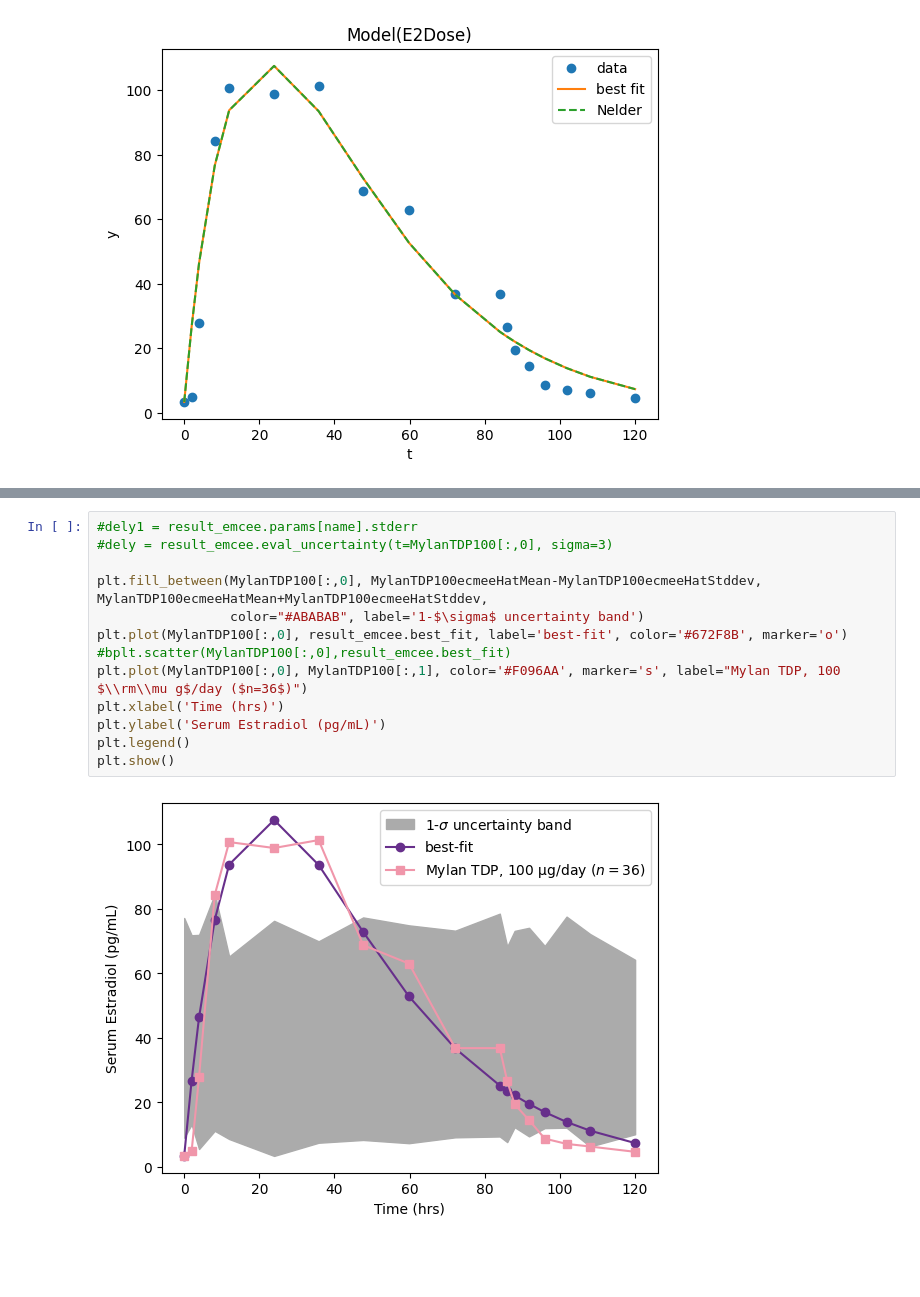
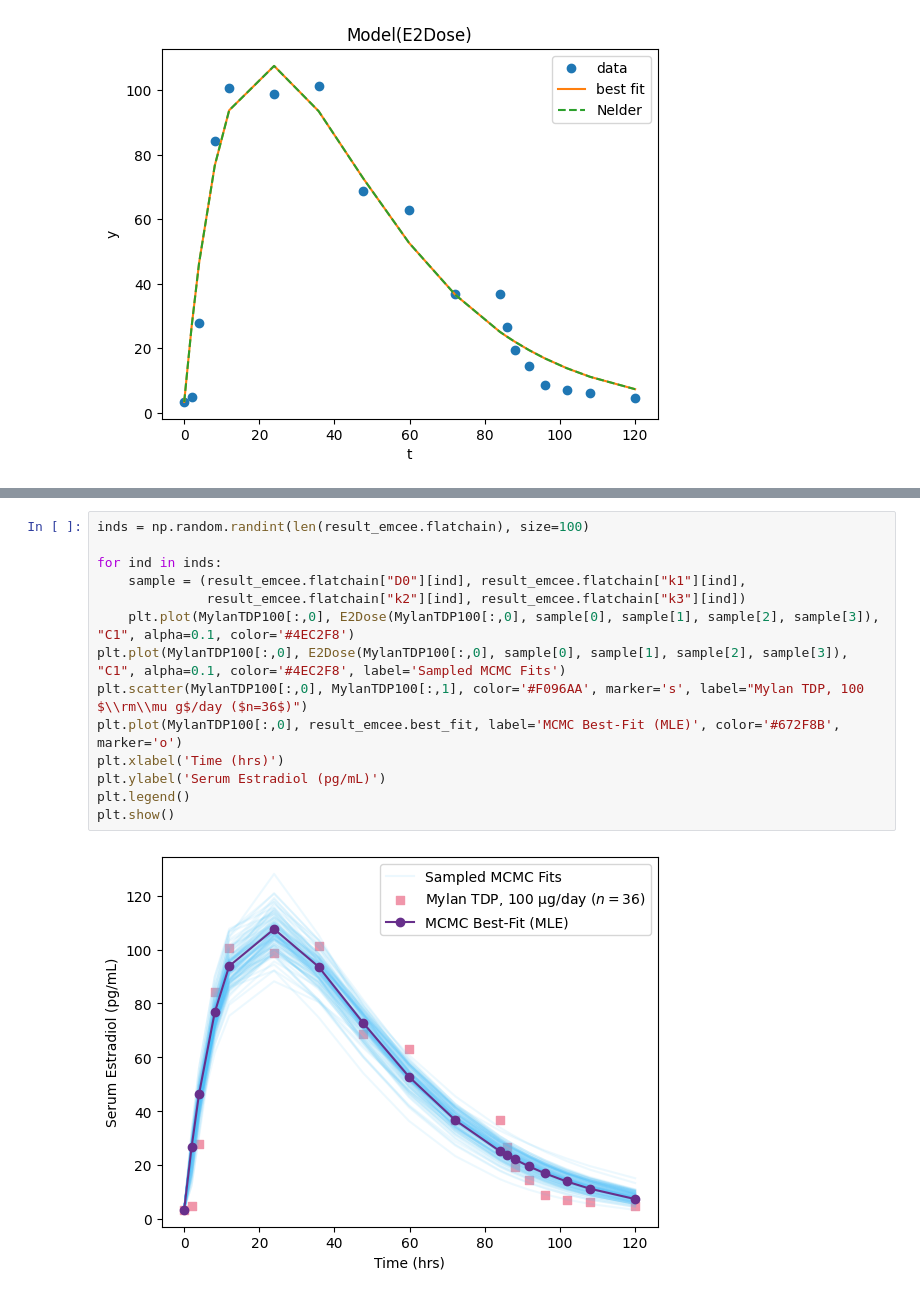
Before and after one commit to transturion/modeling, a Jupyter notebook: 1_Serum_Estradiol_Single-Dose_3-Compartment.ipynb, the cells around one changed output, grey strips where cells are left out. Drawn from its saved outputs; the diff is of its cells as text; blank space fills up the shorter version.

```diff
--- a/1_Serum_Estradiol_Single-Dose_3-Compartment.ipynb
+++ b/1_Serum_Estradiol_Single-Dose_3-Compartment.ipynb
@@ -480,15 +430,16 @@ MylanTDP100ecmeeHatStddev, MylanTDP100ecmeeHatMean
-# %%
-#dely1 = result_emcee.params[name].stderr
-#dely = result_emcee.eval_uncertainty(t=MylanTDP100[:,0], sigma=3)
-
-plt.fill_between(MylanTDP100[:,0], MylanTDP100ecmeeHatMean-MylanTDP100ecmeeHatStddev, MylanTDP100ecmeeHatMean+MylanTDP100ecmeeHatStddev,
-                 color="#ABABAB", label='1-$\sigma$ uncertainty band')
-plt.plot(MylanTDP100[:,0], result_emcee.best_fit, label='best-fit', color='#672F8B', marker='o')
-#bplt.scatter(MylanTDP100[:,0],result_emcee.best_fit)
-plt.plot(MylanTDP100[:,0], MylanTDP100[:,1], color='#F096AA', marker='s', label="Mylan TDP, 100 $\\rm\\mu g$/day ($n=36$)")
-plt.xlabel('Time (hrs)')
-plt.ylabel('Serum Estradiol (pg/mL)')
-plt.legend()
-plt.show()
-# %% [output]
-[figure, removed]
+# %%
+inds = np.random.randint(len(result_emcee.flatchain), size=100)
+
+for ind in inds:
+    sample = (result_emcee.flatchain["D0"][ind], result_emcee.flatchain["k1"][ind],
+              result_emcee.flatchain["k2"][ind], result_emcee.flatchain["k3"][ind])
+    plt.plot(MylanTDP100[:,0], E2Dose(MylanTDP100[:,0], sample[0], sample[1], sample[2], sample[3]), "C1", alpha=0.1, color='#4EC2F8')
+plt.plot(MylanTDP100[:,0], E2Dose(MylanTDP100[:,0], sample[0], sample[1], sample[2], sample[3]), "C1", alpha=0.1, color='#4EC2F8', label='Sampled MCMC Fits')
+plt.scatter(MylanTDP100[:,0], MylanTDP100[:,1], color='#F096AA', marker='s', label="Mylan TDP, 100 $\\rm\\mu g$/day ($n=36$)")
+plt.plot(MylanTDP100[:,0], result_emcee.best_fit, label='MCMC Best-Fit (MLE)', color='#672F8B', marker='o')
+plt.xlabel('Time (hrs)')
+plt.ylabel('Serum Estradiol (pg/mL)')
+plt.legend()
+plt.show()
+# %% [output]
+[figure, added]
```
Also changed, not shown: parts of 16 cells of this notebook, 1 other file.
